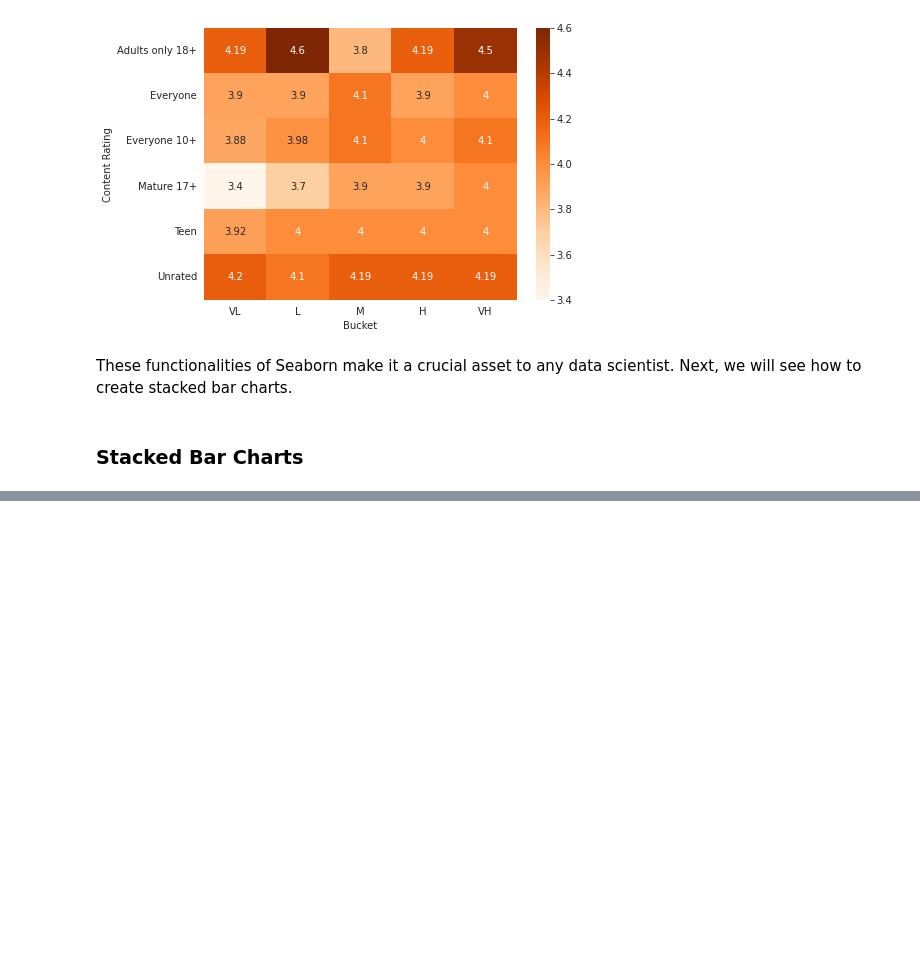
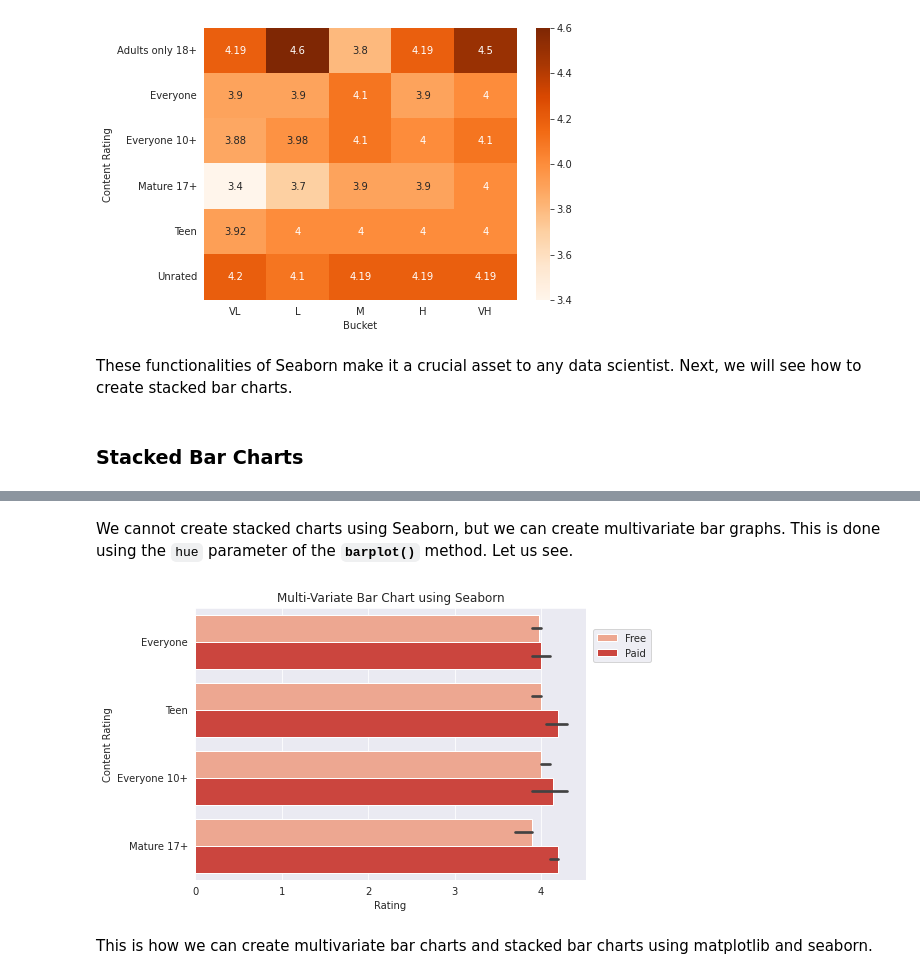
Before and after one commit to yashj1301/Python3-UpGrad-UMich, a Jupyter notebook: Python 3.x/Upgrad/Modules/Module 4 - Data Visualization/Session 2 - Data Visualization with Seaborn/Advanced_Plots_with_Seaborn.ipynb, the cells around one changed output, grey strips where cells are left out. Drawn from its saved outputs; the diff is of its cells as text; code cells hidden in the pictures; blank space fills up the shorter version.

```diff
--- a/Python 3.x/Upgrad/Modules/Module 4 - Data Visualization/Session 2 - Data Visualization with Seaborn/Advanced_Plots_with_Seaborn.ipynb
+++ b/Python 3.x/Upgrad/Modules/Module 4 - Data Visualization/Session 2 - Data Visualization with Seaborn/Advanced_Plots_with_Seaborn.ipynb
@@ -320,0 +404,14 @@ These functionalities of Seaborn make it a crucial asset to any data scientist.
+# %% [markdown]
+We cannot create stacked charts using Seaborn, but we can create multivariate bar graphs. This is done using the `hue` parameter of the __`barplot()`__ method. Let us see.
+# %%
+new=rate[rate['Content Rating'].isin(filt.index)]
+plot.subplots(figsize=(7,5))
+plot.title('Multi-Variate Bar Chart using Seaborn')
+cb.barplot(x='Rating',y='Content Rating',data=new,hue='Type',
+           estimator=lambda x:np.quantile(x,0.2),palette='Reds',orient='horizontal')
+plot.legend(loc=(1.02,0.8))
+plot.show()
+# %% [output]
+[figure, added]
+# %% [markdown]
+This is how we can create multivariate bar charts and stacked bar charts using matplotlib and seaborn.
```
Also changed, not shown: parts of 13 cells of this notebook.
